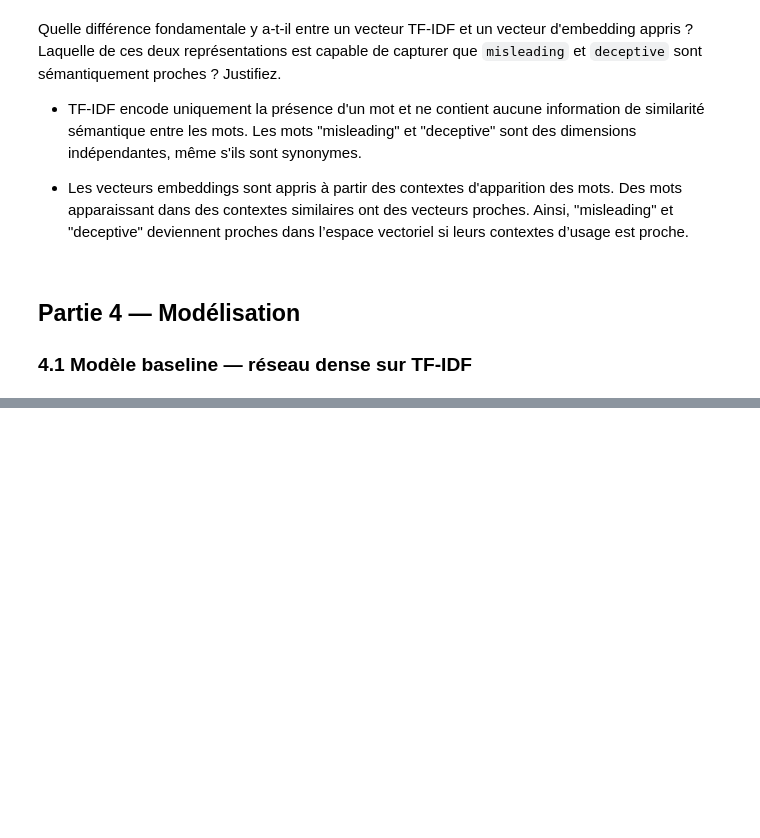
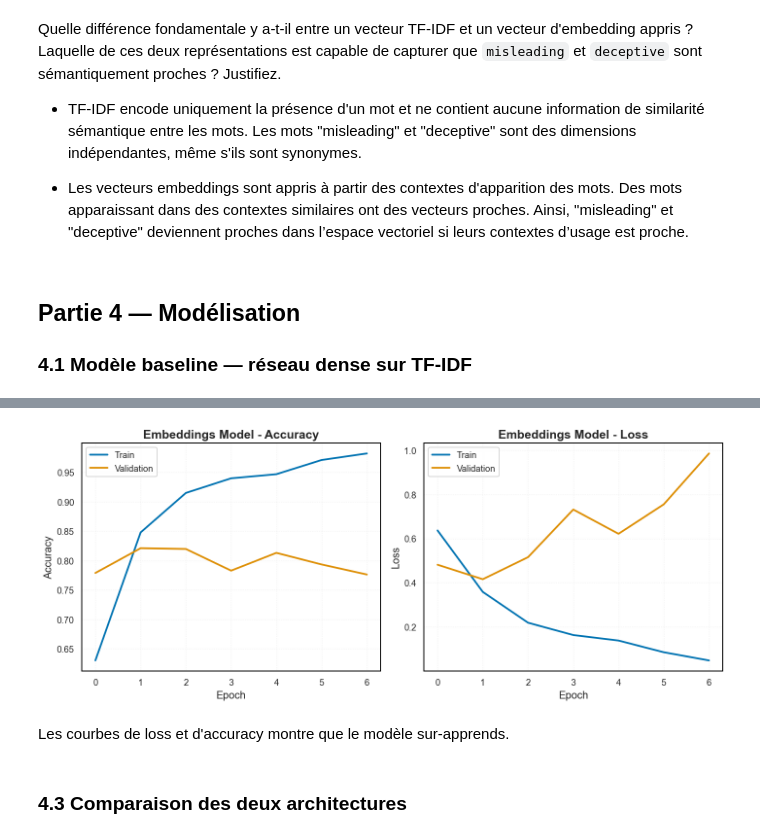
Before and after one commit to DamienDESSAUX-M2i/DESSAUX_Damien_ECF4, a Jupyter notebook: notebook/ecf_fake_news.ipynb, the cells around one changed output, grey strips where cells are left out. Cells and saved outputs as stored; diff of their text form; code cells hidden in the pictures; blank space fills up the shorter version.

```diff
--- a/notebook/ecf_fake_news.ipynb
+++ b/notebook/ecf_fake_news.ipynb
@@ -760,0 +978,16 @@ Quelle différence fondamentale y a-t-il entre un vecteur TF-IDF et un vecteur d
+# %%
+start_model_embeddings = time.time()
+history_model_embeddings = model_embeddings.fit(
+    tf.convert_to_tensor(texts_train_raw),
+    labels_train_raw_encoded,
+    batch_size=64,
+    epochs=30,
+    validation_split=0.15,
+    callbacks=[
+        create_reduce_lr_on_plateau(),
+        create_early_stopping(),
+        create_model_checkpoint(MODEL_EMBEDDINGS_FILE),
+    ],
+    verbose=1,
+)
+end_model_embeddings = time.time()
@@ -760,0 +1012,8 @@ Quelle différence fondamentale y a-t-il entre un vecteur TF-IDF et un vecteur d
+# %%
+plot_history(history_model_embeddings, "Embeddings Model")
+# %% [output]
+[figure, added]
+# %% [markdown]
+Les courbes de loss et d'accuracy montre que le modèle sur-apprends.
+# %% [markdown]
+### 4.3 Comparaison des deux architectures
```
Also changed, not shown: parts of 22 cells of this notebook, 7 other files.
